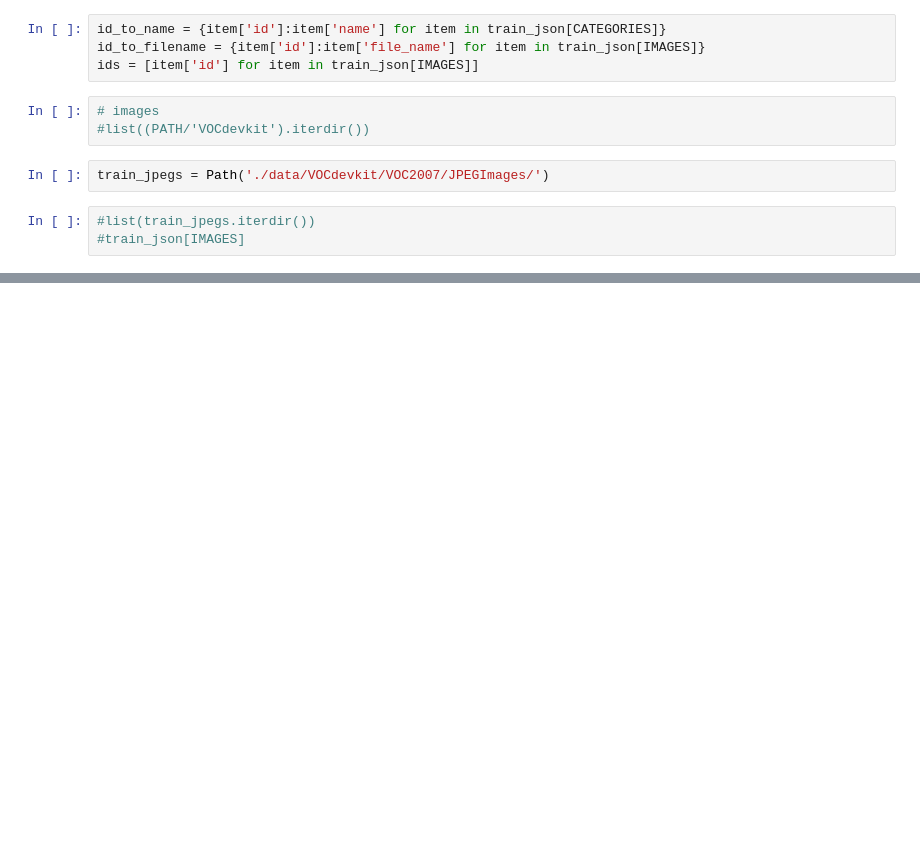
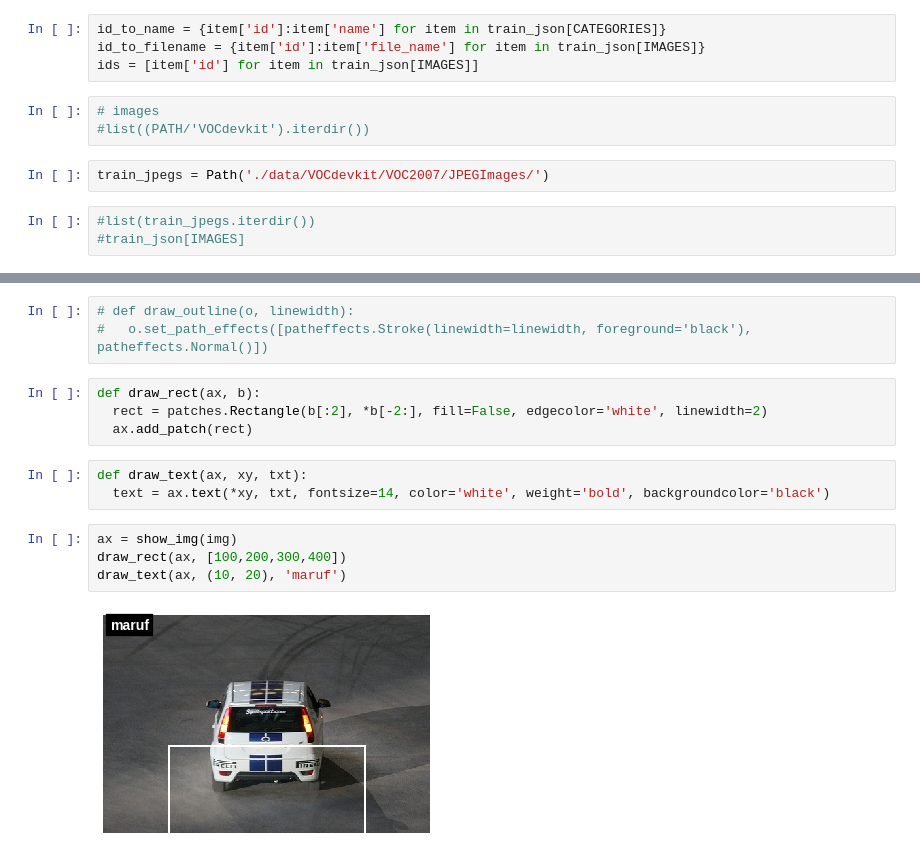
Before and after one commit to qmaruf/fastai, a Jupyter notebook: fastai_dl2_pascal_mrf.ipynb, the cells around one changed output, grey strips where cells are left out. Drawn from its saved outputs; the diff is of its cells as text; blank space fills up the shorter version.

```diff
--- a/fastai_dl2_pascal_mrf.ipynb
+++ b/fastai_dl2_pascal_mrf.ipynb
@@ -128,0 +182,16 @@ def hw_bb(bb):
+# %%
+# def draw_outline(o, linewidth):
+#   o.set_path_effects([patheffects.Stroke(linewidth=linewidth, foreground='black'), patheffects.Normal()])
+# %%
+def draw_rect(ax, b):
+  rect = patches.Rectangle(b[:2], *b[-2:], fill=False, edgecolor='white', linewidth=2)
+  ax.add_patch(rect)
+# %%
+def draw_text(ax, xy, txt):
+  text = ax.text(*xy, txt, fontsize=14, color='white', weight='bold', backgroundcolor='black')
+# %%
+ax = show_img(img)
+draw_rect(ax, [100,200,300,400])
+draw_text(ax, (10, 20), 'maruf')
+# %% [output]
+[figure, added]
```
Also changed, not shown: parts of 22 cells of this notebook.
